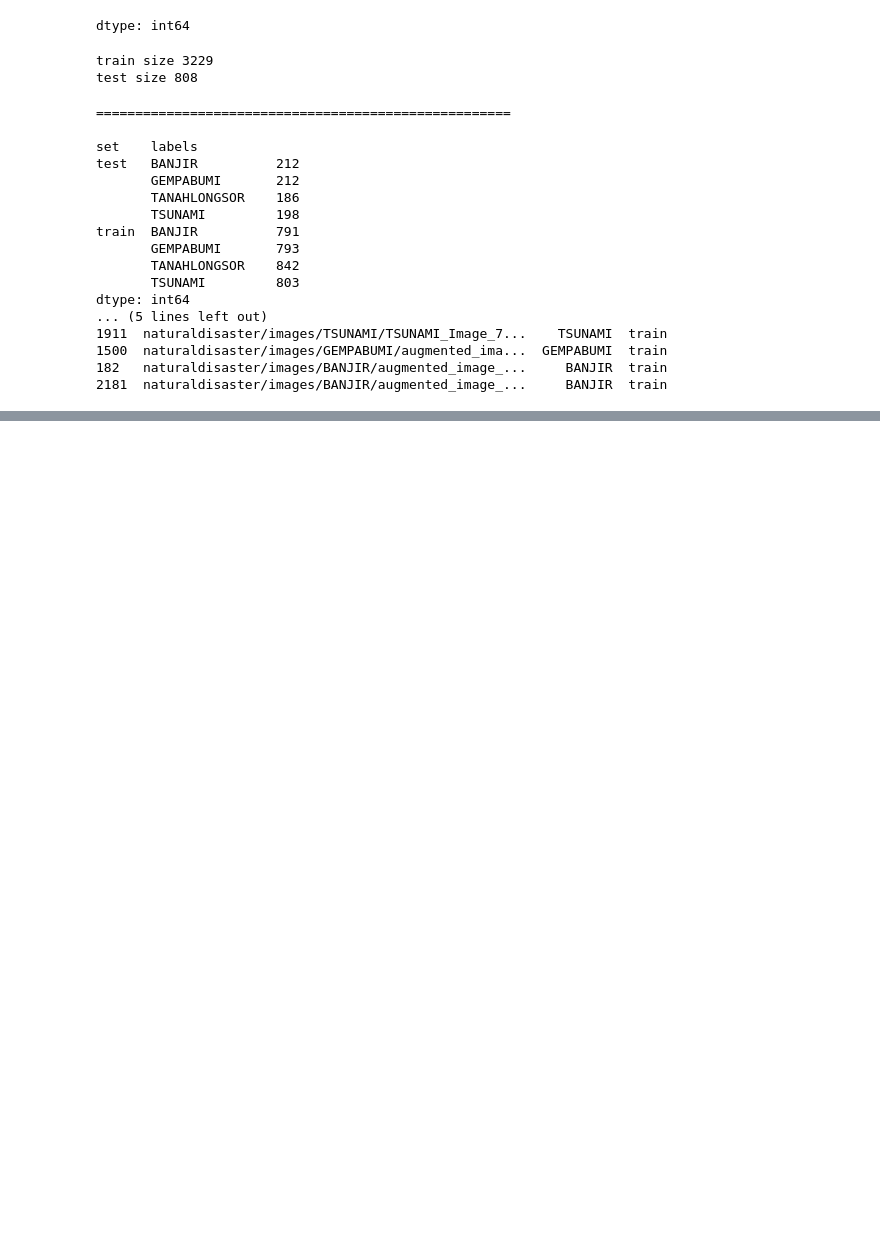
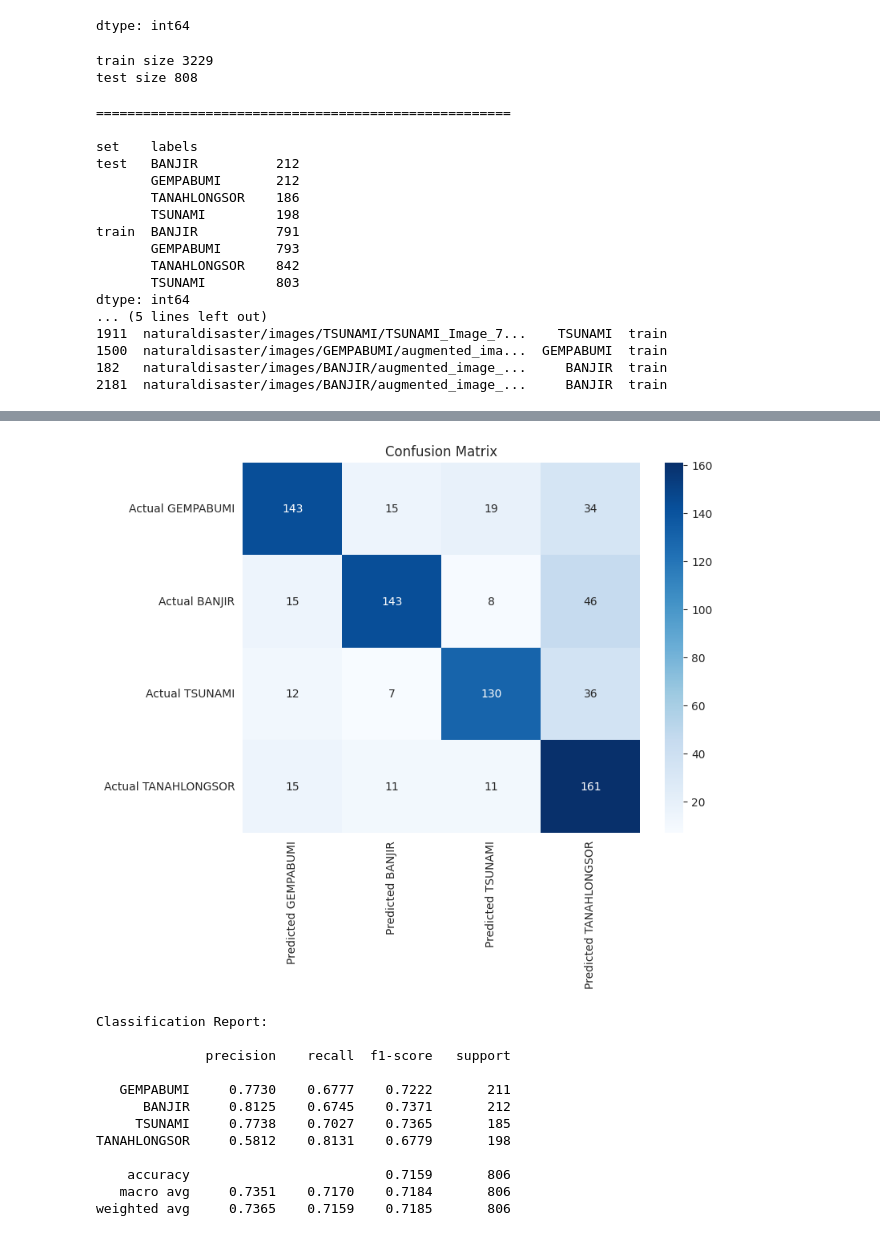
Before and after one commit to cryoras/ND_imageCNN, a Jupyter notebook: notebook_image.ipynb, the cells around one changed output, grey strips where cells are left out. Saved outputs shown, nothing was run; the diff lists cells and outputs as text; code cells hidden in the pictures; blank space fills up the shorter version.

```diff
--- a/notebook_image.ipynb
+++ b/notebook_image.ipynb
@@ -475,0 +645,40 @@ for index, row in tq(df_all.iterrows()):
+# %%
+test_generator.reset()
+
+# Prediksi
+preds = model.predict(test_generator, verbose=0)
+preds = np.argmax(preds, axis=1)  # Ambil indeks kelas dengan probabilitas tertinggi
+
+# Nama kelas
+class_labels = ["GEMPABUMI", "BANJIR", "TSUNAMI", "TANAHLONGSOR"]
+
+# Print Confusion Matrix
+cm = pd.DataFrame(data=confusion_matrix(test_generator.classes, preds),
+                  index=[f"Actual {cls}" for cls in class_labels],
+                  columns=[f"Predicted {cls}" for cls in class_labels])
+
+plt.figure(figsize=(8,6))
+sns.heatmap(cm, annot=True, fmt="d", cmap="Blues")
+plt.title("Confusion Matrix")
+plt.show()
+
+# Print Classification Report
+print("\nClassification Report:\n")
+print(classification_report(y_true=test_generator.classes,
+                            y_pred=preds,
+                            target_names=class_labels,
+                            digits=4))
+# %% [output]
+[figure, added]
+Classification Report:
+
+              precision    recall  f1-score   support
+
+   GEMPABUMI     0.7730    0.6777    0.7222       211
+      BANJIR     0.8125    0.6745    0.7371       212
+     TSUNAMI     0.7738    0.7027    0.7365       185
+TANAHLONGSOR     0.5812    0.8131    0.6779       198
+
+    accuracy                         0.7159       806
+   macro avg     0.7351    0.7170    0.7184       806
+weighted avg     0.7365    0.7159    0.7185       806
```
Also changed, not shown: parts of 7 cells of this notebook.
